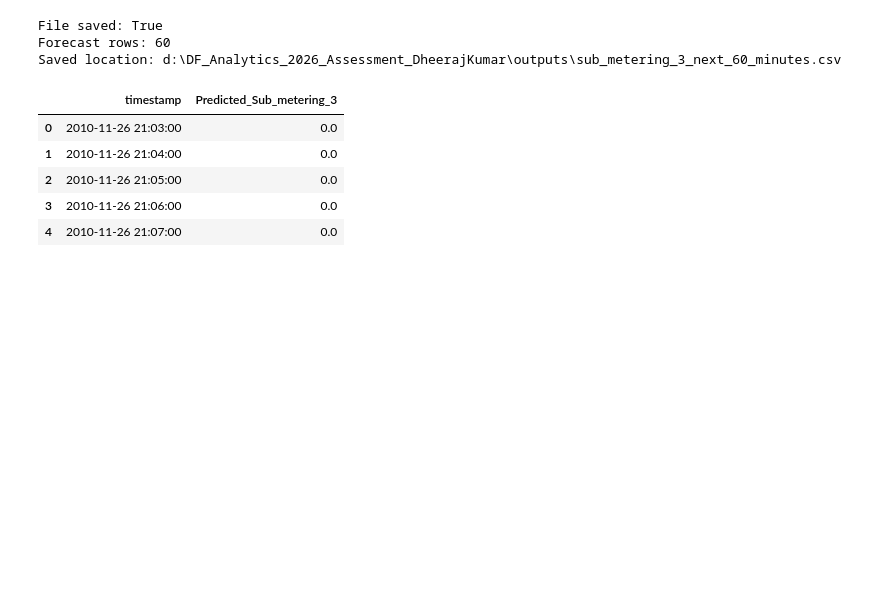
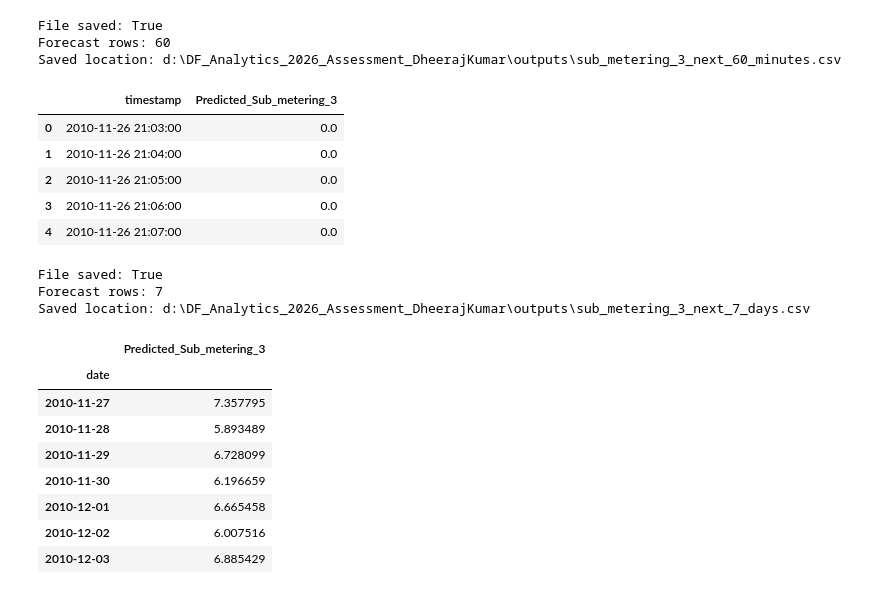
Before and after one commit to dheeraj231873/DF-Analytics-2026-Assessment-DheerajKumar, a Jupyter notebook: notebooks/forecasting_analysis.ipynb, the cells around one changed output. Drawn from its saved outputs; the diff is of its cells as text; code cells hidden in the pictures; blank space fills up the shorter version.

Commit message:
Saved

```diff
--- a/notebooks/forecasting_analysis.ipynb
+++ b/notebooks/forecasting_analysis.ipynb
@@ -1615,3 +1615,82 @@ Saved location: d:\DF_Analytics_2026_Assessment_DheerajKumar\outputs\sub_meterin
 | 2 | 2010-11-26 21:05:00 | 0.0 |
 | 3 | 2010-11-26 21:06:00 | 0.0 |
 | 4 | 2010-11-26 21:07:00 | 0.0 |
+# %%
+from pathlib import Path
+import pandas as pd
+from sklearn.linear_model import LinearRegression
+
+daily_submeter = df_clean["Sub_metering_3"].resample("D").mean().dropna()
+
+submeter_daily_data = pd.DataFrame({
+    "Sub_metering_3": daily_submeter
+})
+
+for lag in [1, 2, 3, 7, 14]:
+    submeter_daily_data[f"lag_{lag}"] = submeter_daily_data["Sub_metering_3"].shift(lag)
+
+submeter_daily_data["day_of_week"] = submeter_daily_data.index.dayofweek
+submeter_daily_data["month"] = submeter_daily_data.index.month
+
+submeter_daily_data = submeter_daily_data.dropna()
+
+X = submeter_daily_data.drop(columns=["Sub_metering_3"])
+y = submeter_daily_data["Sub_metering_3"]
+
+split = int(len(submeter_daily_data) * 0.8)
+
+model = LinearRegression()
+model.fit(X.iloc[:split], y.iloc[:split])
+
+history = daily_submeter.tail(14).tolist()
+last_date = daily_submeter.index[-1]
+forecast_rows = []
+
+for step in range(1, 8):
+    forecast_date = last_date + pd.Timedelta(days=step)
+
+    features = {
+        "lag_1": history[-1],
+        "lag_2": history[-2],
+        "lag_3": history[-3],
+        "lag_7": history[-7],
+        "lag_14": history[-14],
+        "day_of_week": forecast_date.dayofweek,
+        "month": forecast_date.month
+    }
+
+    prediction = max(0.0, float(model.predict(pd.DataFrame([features]))[0]))
+    history.append(prediction)
+
+    forecast_rows.append({
+        "date": forecast_date,
+        "Predicted_Sub_metering_3": prediction
+    })
+
+forecast_submeter_7d = pd.DataFrame(forecast_rows).set_index("date")
+
+PROJECT_DIR = Path.cwd().parent if Path.cwd().name == "notebooks" else Path.cwd()
+OUTPUT_DIR = PROJECT_DIR / "outputs"
+OUTPUT_DIR.mkdir(parents=True, exist_ok=True)
+
+output_file = OUTPUT_DIR / "sub_metering_3_next_7_days.csv"
+forecast_submeter_7d.to_csv(output_file)
+
+print("File saved:", output_file.exists())
+print("Forecast rows:", len(forecast_submeter_7d))
+print("Saved location:", output_file)
+
+display(forecast_submeter_7d)
+# %% [output]
+File saved: True
+Forecast rows: 7
+Saved location: d:\DF_Analytics_2026_Assessment_DheerajKumar\outputs\sub_metering_3_next_7_days.csv
+|  | Predicted_Sub_metering_3 |
+| date |  |
+| 2010-11-27 | 7.357795 |
+| 2010-11-28 | 5.893489 |
+| 2010-11-29 | 6.728099 |
+| 2010-11-30 | 6.196659 |
+| 2010-12-01 | 6.665458 |
+| 2010-12-02 | 6.007516 |
+| 2010-12-03 | 6.885429 |
```
Also changed, not shown: parts of 2 cells of this notebook.
